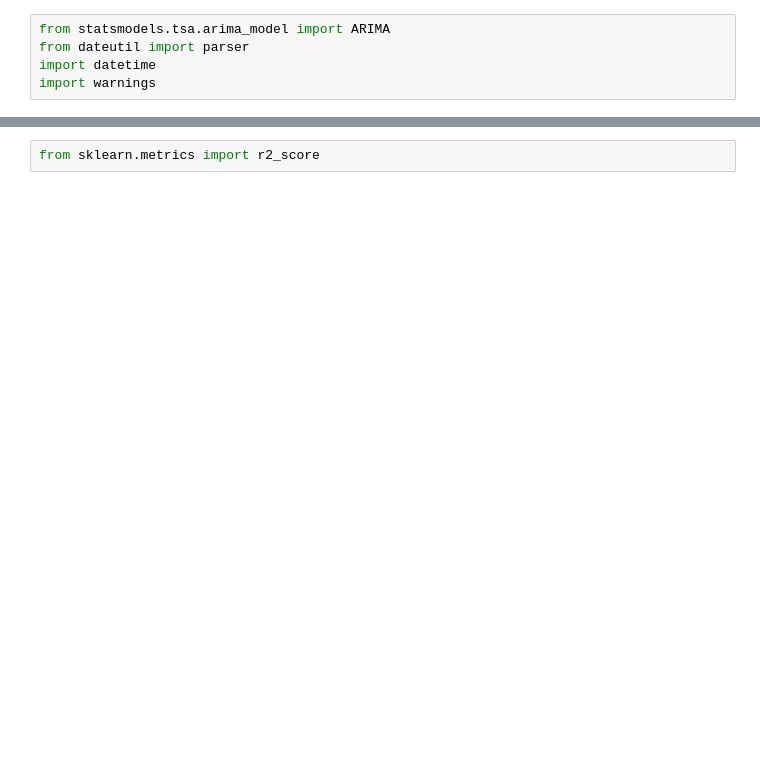
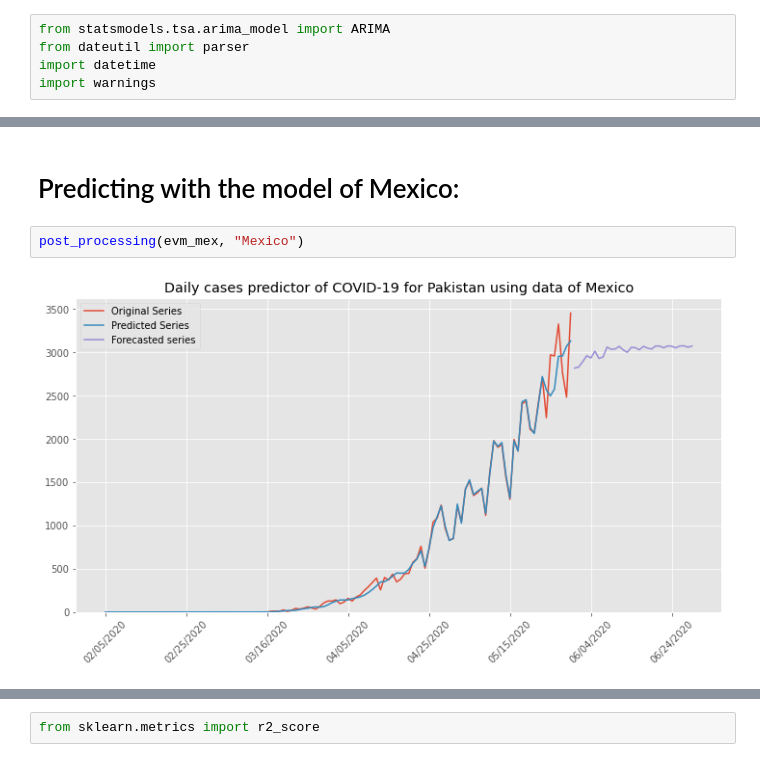
Before and after one commit to Talha-Ikram/COVID-19-Predictor-ARIMA-LSTM, a Jupyter notebook: predictor.ipynb, the cells around one changed output, grey strips where cells are left out. Cells and saved outputs as stored; diff of their text form; blank space fills up the shorter version.

```diff
--- a/predictor.ipynb
+++ b/predictor.ipynb
@@ -137,0 +257,6 @@ Text(0.5, 1.0, 'Model Predictor COVID-19 Pakistan(enhanced window)')
+# %% [markdown]
+# Predicting with the model of Mexico:
+# %%
+post_processing(evm_mex, "Mexico")
+# %% [output]
+[figure, added]
```
Also changed, not shown: parts of 41 cells of this notebook.
